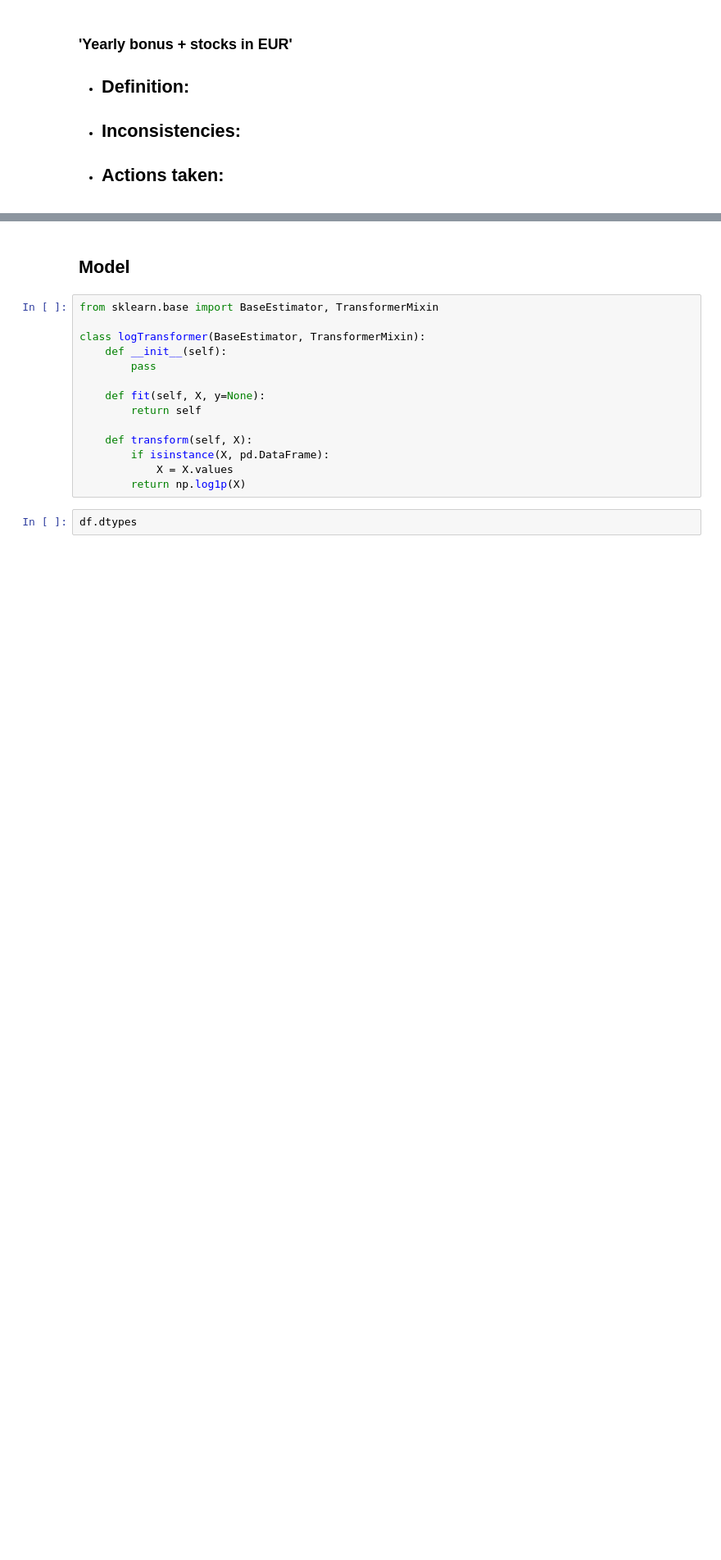
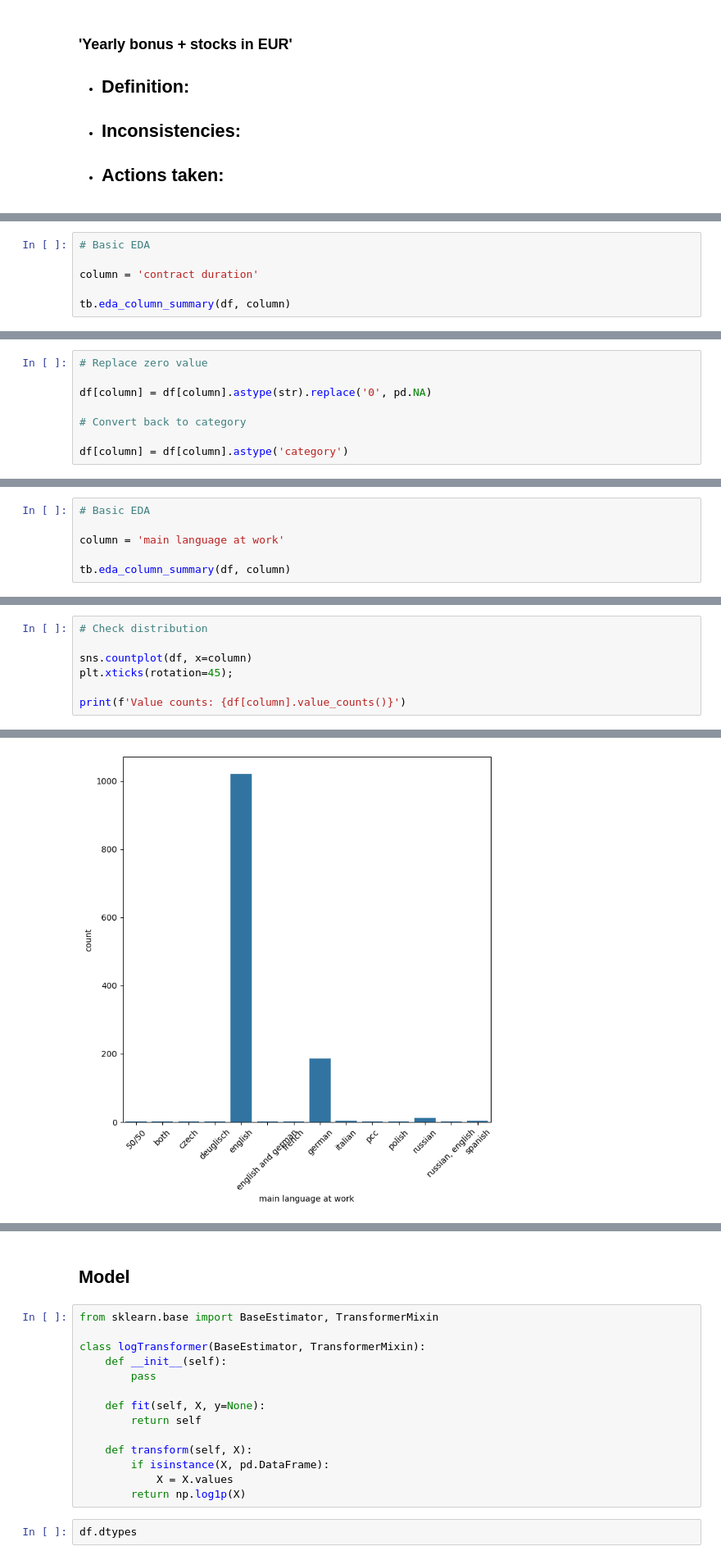
Before and after one commit to AkeemSemperDataScience/3950-assignment-2-mlsiebold, a Jupyter notebook: START_Asn_2.ipynb, the cells around one changed output, grey strips where cells are left out. Shown at 82% size. Saved outputs shown, nothing was run; the diff lists cells and outputs as text; blank space fills up the shorter version.

```diff
--- a/START_Asn_2.ipynb
+++ b/START_Asn_2.ipynb
@@ -1736,0 +1735,6 @@ Name: count, dtype: Int64
+# %%
+# Basic EDA
+
+column = 'contract duration'
+
+tb.eda_column_summary(df, column)
@@ -1736,0 +1768,8 @@ Name: count, dtype: Int64
+# %%
+# Replace zero value
+
+df[column] = df[column].astype(str).replace('0', pd.NA)
+
+# Convert back to category
+
+df[column] = df[column].astype('category')
@@ -1736,0 +1784,6 @@ Name: count, dtype: Int64
+# %%
+# Basic EDA
+
+column = 'main language at work'
+
+tb.eda_column_summary(df, column)
@@ -1736,0 +1808,8 @@ Name: count, dtype: Int64
+# %%
+# Check distribution
+
+sns.countplot(df, x=column)
+plt.xticks(rotation=45);
+
+print(f'Value counts: {df[column].value_counts()}')
+# %% [output]
@@ -1736,0 +1832 @@ Name: count, dtype: Int64
+[figure, added]
```
Also changed, not shown: parts of 57 cells of this notebook, 1 other file.
